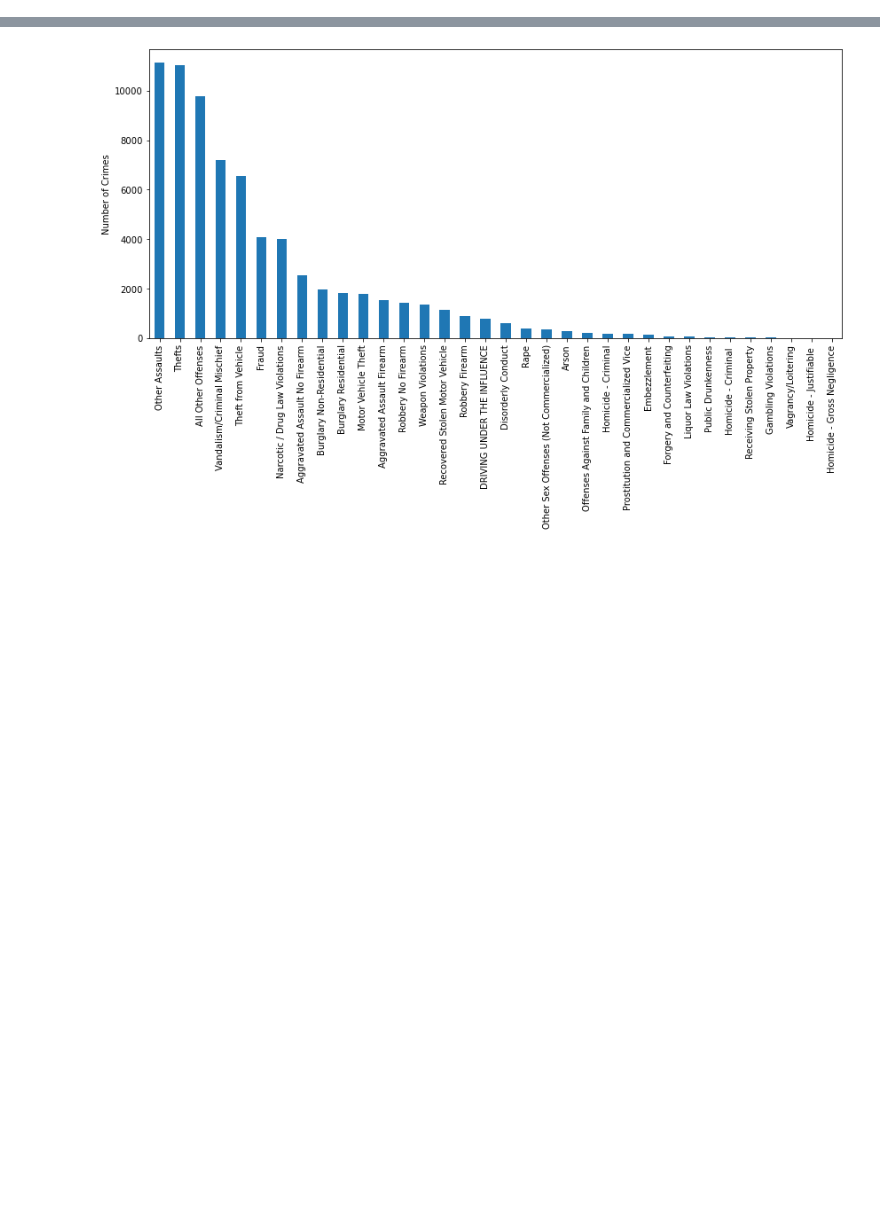
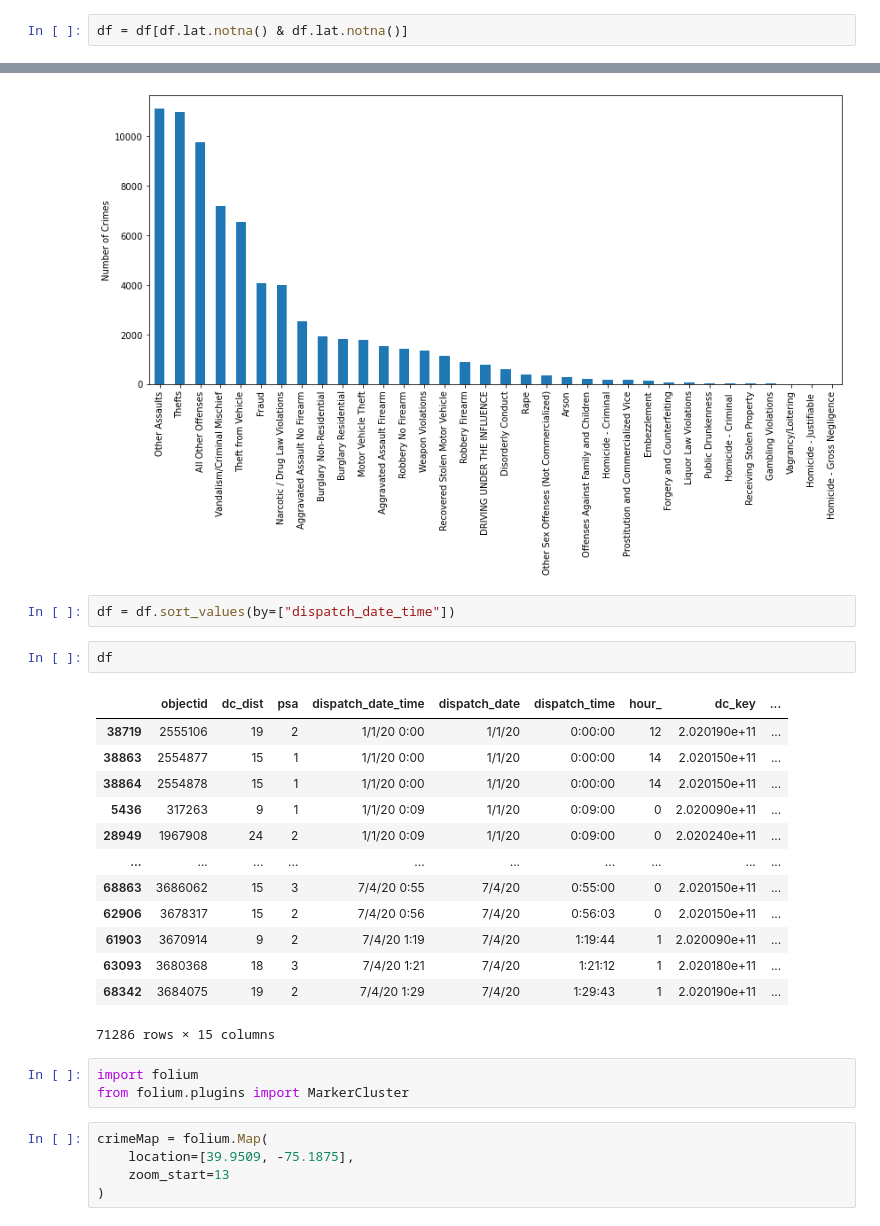
Before and after one commit to AoWangPhilly/red-handed, a Jupyter notebook: src/data/Cleaning Crime Data.ipynb, the cells around one changed output, grey strips where cells are left out. Saved outputs shown, nothing was run; the diff lists cells and outputs as text; blank space fills up the shorter version.

Commit message:
Exploring crime data with Folium

```diff
--- a/src/data/Cleaning Crime Data.ipynb
+++ b/src/data/Cleaning Crime Data.ipynb
@@ -49,4 +49,6 @@ df.describe()
 | max | 3.688287e+06 | 77.000000 | 23.000000 | 2.020770e+11 | 2600.000000 | -74.957586 | 40.137713 | 40.137713 | -74.957586 |
+# %%
+df = df[df.lat.notna() & df.lat.notna()]
 # %%
 df.text_general_code.value_counts()
 # %% [output]
@@ -78,3 +80,29 @@ ax.set_ylabel("Number of Crimes")
 # %% [output]
 Text(0, 0.5, 'Number of Crimes')
 [figure]
+# %%
+df = df.sort_values(by=["dispatch_date_time"])
+# %%
+df
+# %% [output]
+|  | objectid | dc_dist | psa | dispatch_date_time | dispatch_date | dispatch_time | hour_ | dc_key | ... |
+| 38719 | 2555106 | 19 | 2 | 1/1/20 0:00 | 1/1/20 | 0:00:00 | 12 | 2.020190e+11 | ... |
+| 38863 | 2554877 | 15 | 1 | 1/1/20 0:00 | 1/1/20 | 0:00:00 | 14 | 2.020150e+11 | ... |
+| 38864 | 2554878 | 15 | 1 | 1/1/20 0:00 | 1/1/20 | 0:00:00 | 14 | 2.020150e+11 | ... |
+| 5436 | 317263 | 9 | 1 | 1/1/20 0:09 | 1/1/20 | 0:09:00 | 0 | 2.020090e+11 | ... |
+| 28949 | 1967908 | 24 | 2 | 1/1/20 0:09 | 1/1/20 | 0:09:00 | 0 | 2.020240e+11 | ... |
+| ... | ... | ... | ... | ... | ... | ... | ... | ... | ... |
+| 68863 | 3686062 | 15 | 3 | 7/4/20 0:55 | 7/4/20 | 0:55:00 | 0 | 2.020150e+11 | ... |
+| 62906 | 3678317 | 15 | 2 | 7/4/20 0:56 | 7/4/20 | 0:56:03 | 0 | 2.020150e+11 | ... |
+| 61903 | 3670914 | 9 | 2 | 7/4/20 1:19 | 7/4/20 | 1:19:44 | 1 | 2.020090e+11 | ... |
+| 63093 | 3680368 | 18 | 3 | 7/4/20 1:21 | 7/4/20 | 1:21:12 | 1 | 2.020180e+11 | ... |
+| 68342 | 3684075 | 19 | 2 | 7/4/20 1:29 | 7/4/20 | 1:29:43 | 1 | 2.020190e+11 | ... |
+71286 rows × 15 columns
+# %%
+import folium
+from folium.plugins import MarkerCluster
+# %%
+crimeMap = folium.Map(
+    location=[39.9509, -75.1875],
+    zoom_start=13
+)
```
Also changed, not shown: parts of 7 cells of this notebook.
